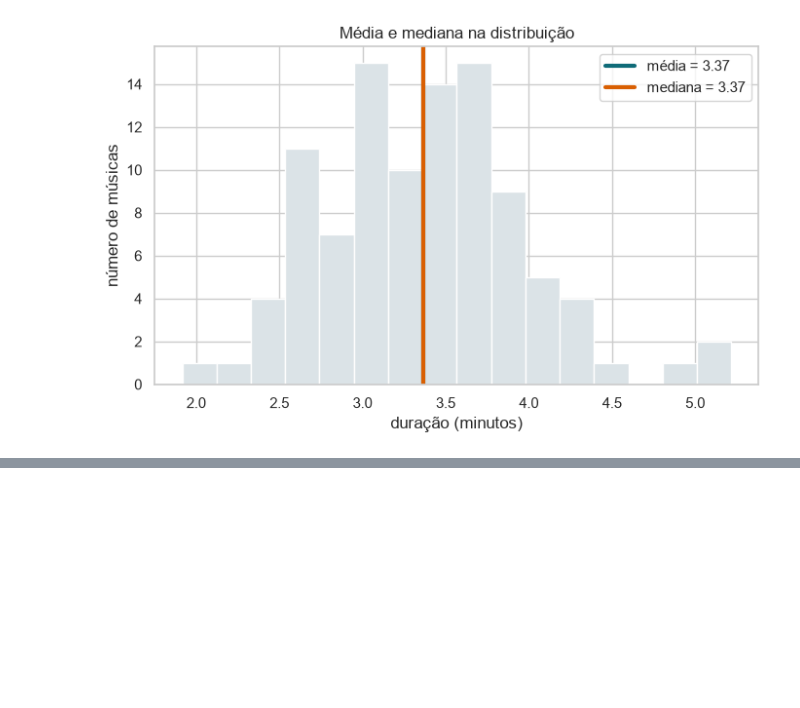
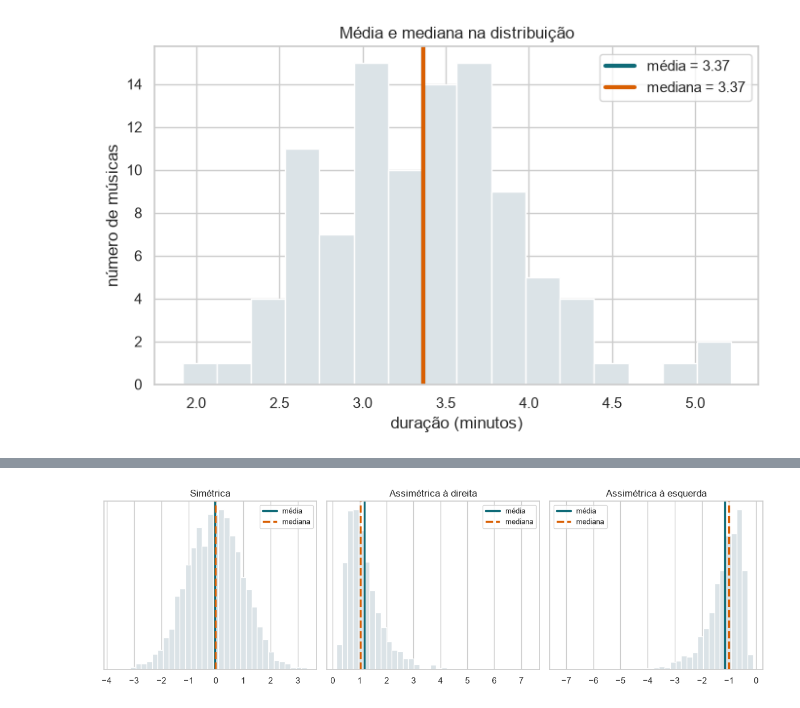
Before and after one commit to heitorramos/icd, a Jupyter notebook: exemplos/06-tendencias-centrais/notebook.ipynb, the cells around one changed output, grey strips where cells are left out. Saved outputs shown, nothing was run; the diff lists cells and outputs as text; code cells hidden in the pictures; blank space fills up the shorter version.

```diff
--- a/exemplos/06-tendencias-centrais/notebook.ipynb
+++ b/exemplos/06-tendencias-centrais/notebook.ipynb
@@ -370,0 +305,23 @@ Ao resumir uma distribuição, evite começar pela fórmula. Comece pela pergunt
+# %%
+rng = np.random.default_rng(2026)
+
+dados = {
+    "Simétrica": rng.normal(0, 1, 3000),
+    "Assimétrica à direita": rng.lognormal(0, 0.55, 3000),
+    "Assimétrica à esquerda": -rng.lognormal(0, 0.55, 3000),
+}
+
+fig, axes = plt.subplots(1, 3, figsize=(12, 3.8))
+for ax, (titulo, valores_sim) in zip(axes, dados.items()):
+    media_sim = valores_sim.mean()
+    mediana_sim = np.median(valores_sim)
+    ax.hist(valores_sim, bins=35, density=True, color="#dbe3e7", edgecolor="white")
+    ax.axvline(media_sim, color="#0f6b78", linewidth=2.5, label="média")
+    ax.axvline(mediana_sim, color="#d95f02", linewidth=2.5, linestyle="--", label="mediana")
+    ax.set_title(titulo)
+    ax.set_yticks([])
+    ax.legend(fontsize=9)
+plt.tight_layout()
+plt.show()
+# %% [output]
+[figure, added]
```
Also changed, not shown: parts of 72 cells of this notebook, 15 other files.
